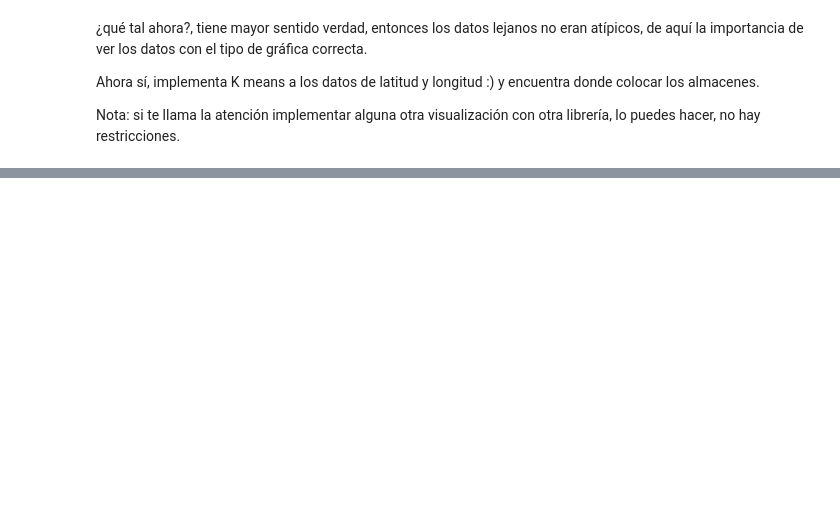
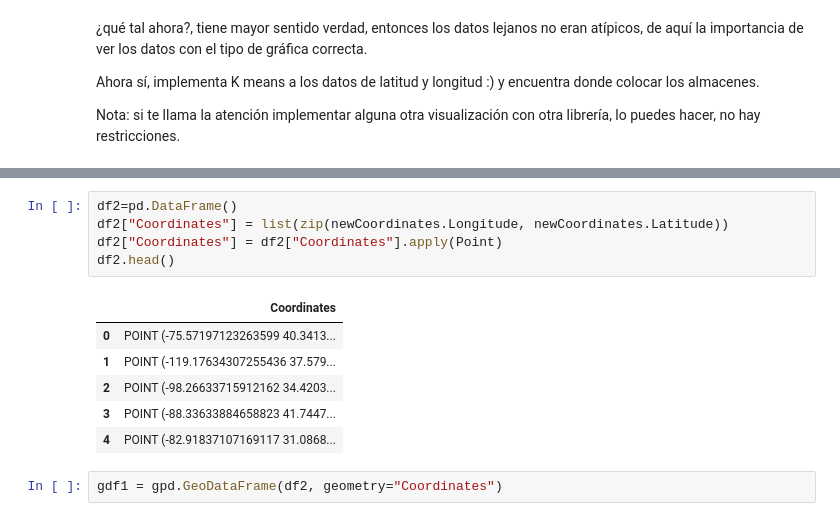
Before and after one commit to PosgradoMNA/actividades-de-aprendizaje-A01081266, a Jupyter notebook: A01081266TecMty_Regresion_lineal_polinomial.ipynb, the cells around one changed output, grey strips where cells are left out. Drawn from its saved outputs; the diff is of its cells as text; blank space fills up the shorter version.

```diff
--- a/A01081266TecMty_Regresion_lineal_polinomial.ipynb
+++ b/A01081266TecMty_Regresion_lineal_polinomial.ipynb
@@ -1350,0 +1406,14 @@ Nota: si te llama la atención implementar alguna otra visualización con otra l
+# %%
+df2=pd.DataFrame()
+df2["Coordinates"] = list(zip(newCoordinates.Longitude, newCoordinates.Latitude))
+df2["Coordinates"] = df2["Coordinates"].apply(Point)
+df2.head()
+# %% [output]
+|  | Coordinates |
+| 0 | POINT (-75.57197123263599 40.3413... |
+| 1 | POINT (-119.17634307255436 37.579... |
+| 2 | POINT (-98.26633715912162 34.4203... |
+| 3 | POINT (-88.33633884658823 41.7447... |
+| 4 | POINT (-82.91837107169117 31.0868... |
+# %%
+gdf1 = gpd.GeoDataFrame(df2, geometry="Coordinates")
```
Also changed, not shown: parts of 9 cells of this notebook.
